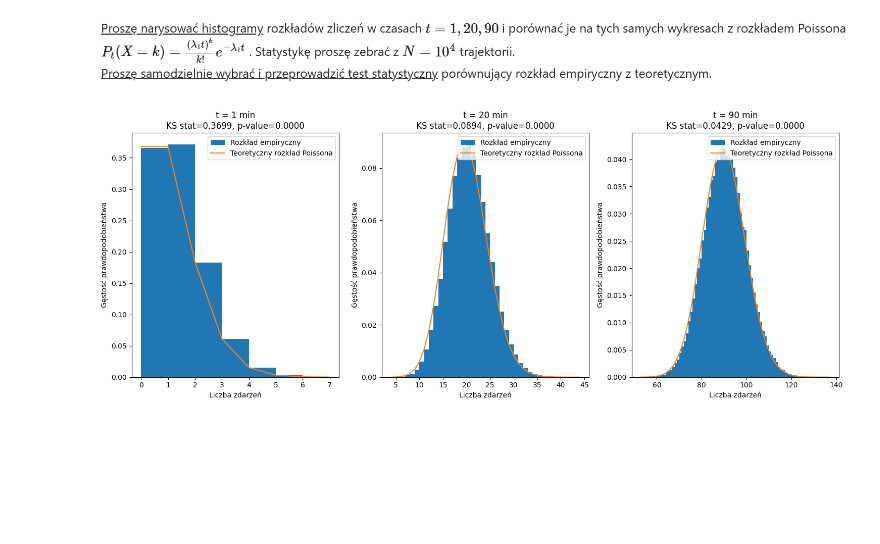
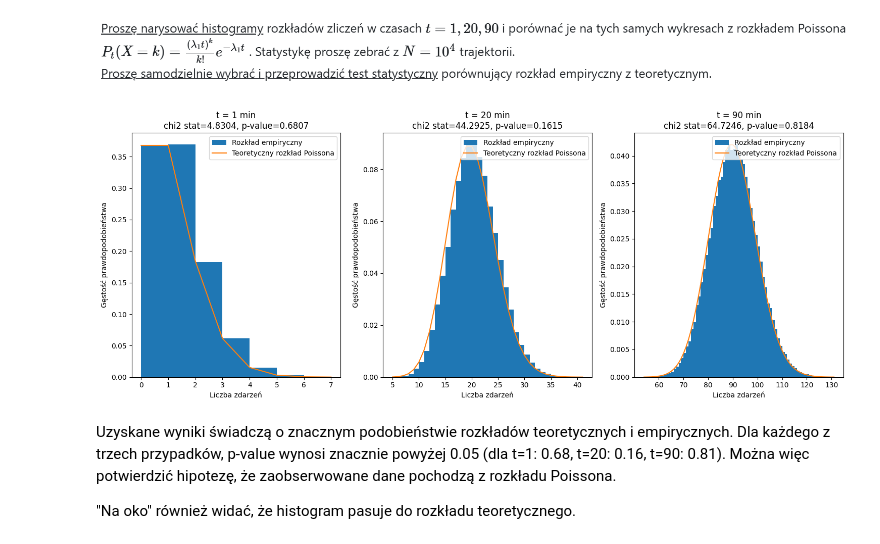
Before and after one commit to Blato122/MetodyStatystyczne-2024.25, a Jupyter notebook: poisson_processes/ex13.ipynb, the cells around one changed output. Drawn from its saved outputs; the diff is of its cells as text; code cells hidden in the pictures; blank space fills up the shorter version.

```diff
--- a/poisson_processes/ex13.ipynb
+++ b/poisson_processes/ex13.ipynb
@@ -36,37 +36,44 @@ lambda1 = 1 # one event per minute
 tmin, tmax = 0, 90
 n_trajectories = 100000
 times = [1, 20, 90]
+trajectories = [simulate_poisson(lambda1, tmin, tmax) for _ in range(n_trajectories)]
-# %%
-trajectories = \
-[simulate_poisson(lambda1, tmin, tmax) for _ in range(n_trajectories)]
 # %%
 counts = defaultdict(list)
 for traj in trajectories:
     for t in times:
         counts[t].append(sum(1 for event in traj if event <= t))
 
 plt.figure(figsize=(15, 6))
 for i, t in enumerate(times):
     plt.subplot(1, len(times), i+1) # 1 row, len(times) columns, i+1-th plot
 
     # https://en.wikipedia.org/wiki/Histogram#Number_of_bins_and_width
     # n_bins = scotts_bin_width(counts[t])
     bins = range(min(counts[t]), max(counts[t])+1) # looks ok
     hist_values, bin_edges, _ = plt.hist(counts[t], bins=bins, density=True, label="Rozkład empiryczny")
 
     k_values = range(min(counts[t]), max(counts[t])+1)
     poisson_probs = [poisson_distribution(lambda1*t, k) for k in k_values]
     plt.plot(k_values, poisson_probs, label="Teoretyczny rozkład Poissona")
 
-    # K-S test:
-    ks_stat, p_value = kstest(counts[t], 'poisson', args=(lambda1*t,))
-    plt.title(f't = {t} min\nKS stat={ks_stat:.4f}, p-value={p_value:.4f}')
+    # chi2 test:
+    empirical_data = np.array(counts[t])
+    unique_values, observed_frequencies = np.unique(empirical_data, return_counts=True)
+    expected_frequencies = len(empirical_data) * poisson.pmf(unique_values, lambda1*t)
+    expected_frequencies *= observed_frequencies.sum() / expected_frequencies.sum()
+    chi2_statistic, p_value = chisquare(f_obs=observed_frequencies, f_exp=expected_frequencies)
+
+    plt.title(f't = {t} min\nchi2 stat={chi2_statistic:.4f}, p-value={p_value:.4f}')
     plt.xlabel('Liczba zdarzeń')
     plt.ylabel('Gęstość prawdopodobieństwa')
     plt.legend()
 
 plt.legend()
 plt.tight_layout()
 plt.show()
 # %% [output]
-[figure, old version]
+[figure, new version]
+# %% [markdown]
+Uzyskane wyniki świadczą o znacznym podobieństwie rozkładów teoretycznych i empirycznych. Dla każdego z trzech przypadków, p-value wynosi znacznie powyżej 0.05 (dla t=1: 0.68, t=20: 0.16, t=90: 0.81). Można więc potwierdzić hipotezę, że zaobserwowane dane pochodzą z rozkładu Poissona.
+
+"Na oko" również widać, że histogram pasuje do rozkładu teoretycznego.
```
Also changed, not shown: 3 other files.
